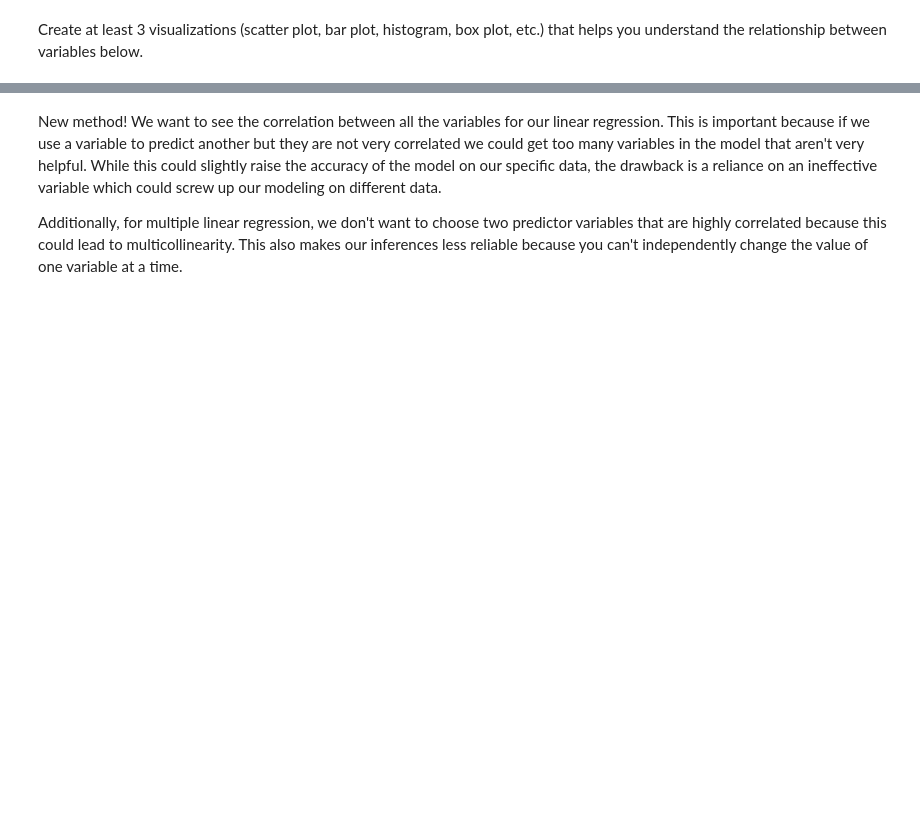
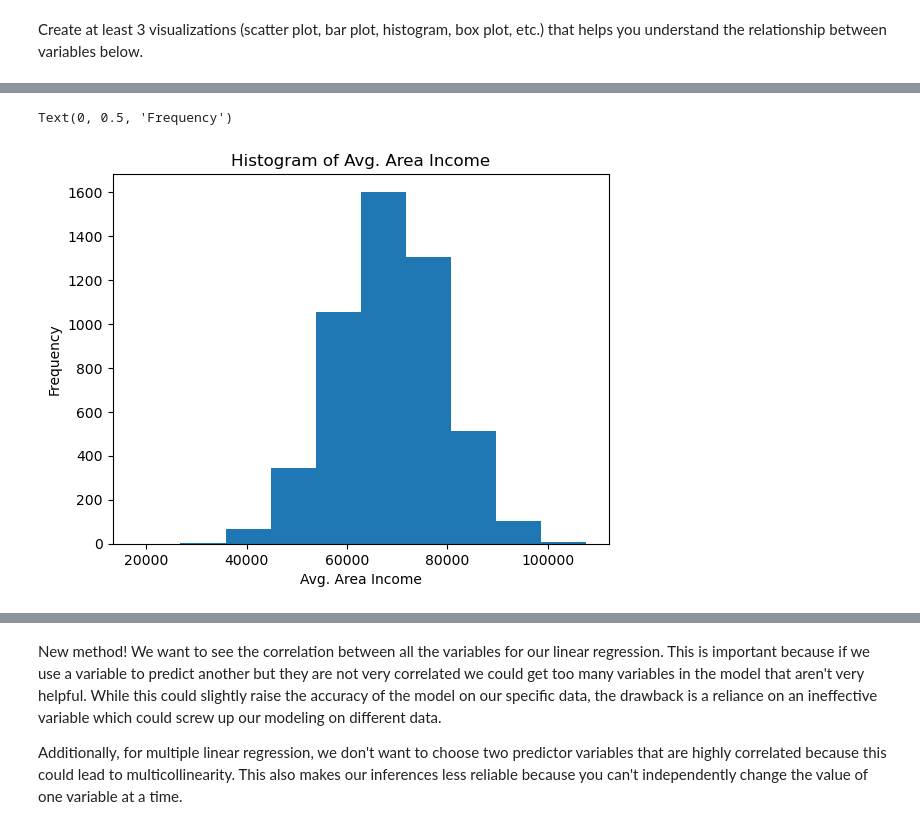
Before and after one commit to kyun33/JCP26Notebooks, a Jupyter notebook: Week_4_Modeling_and_Linear_Regression.ipynb, the cells around one changed output, grey strips where cells are left out. Saved outputs shown, nothing was run; the diff lists cells and outputs as text; code cells hidden in the pictures; blank space fills up the shorter version.

```diff
--- a/Week_4_Modeling_and_Linear_Regression.ipynb
+++ b/Week_4_Modeling_and_Linear_Regression.ipynb
@@ -39,0 +93,8 @@ Create at least 3 visualizations (scatter plot, bar plot, histogram, box plot, e
+# %%
+plt.hist(housing["Avg. Area Income"])
+plt.title("Histogram of Avg. Area Income")
+plt.xlabel("Avg. Area Income")
+plt.ylabel("Frequency")
+# %% [output]
+Text(0, 0.5, 'Frequency')
+[figure, added]
```
Also changed, not shown: parts of 38 cells of this notebook.
